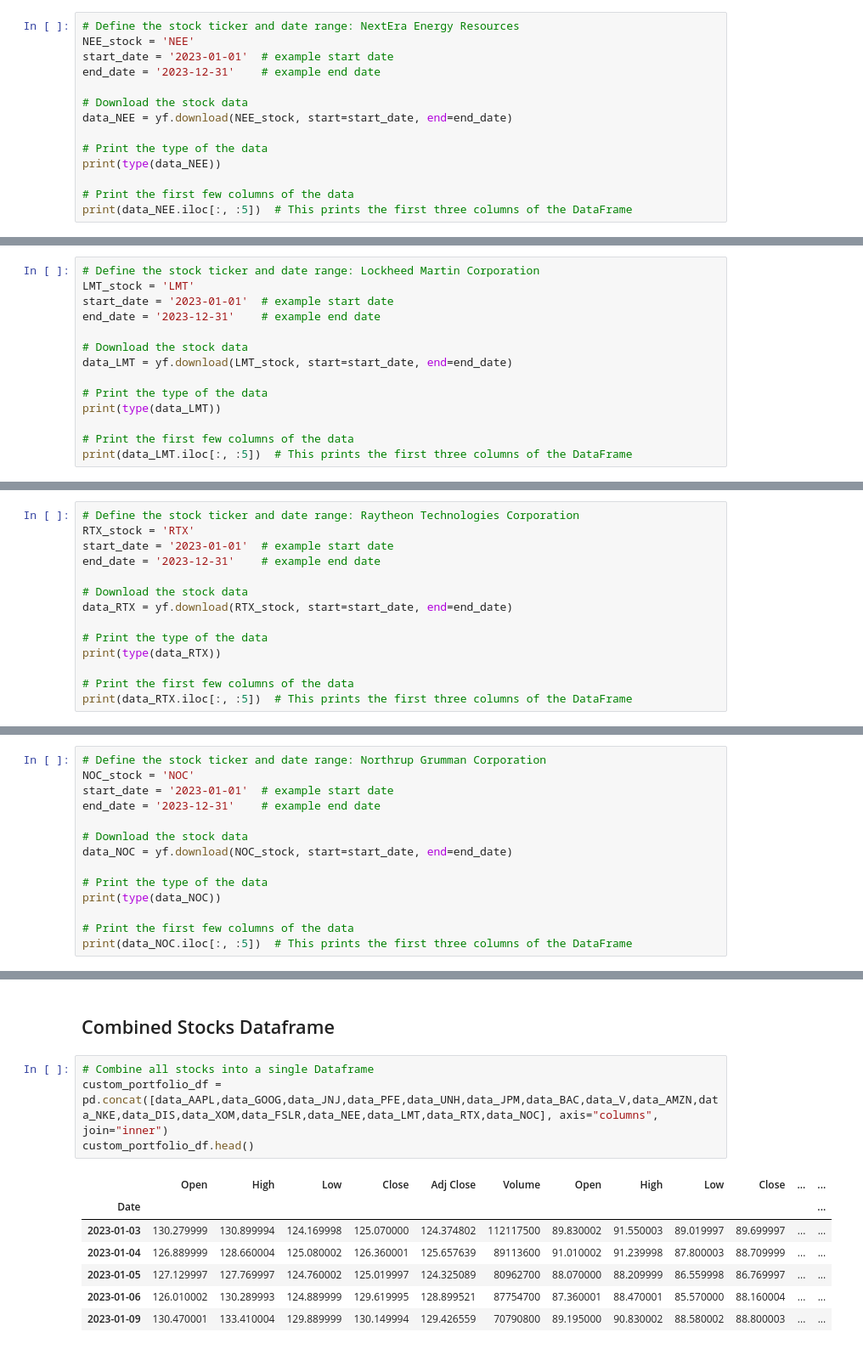
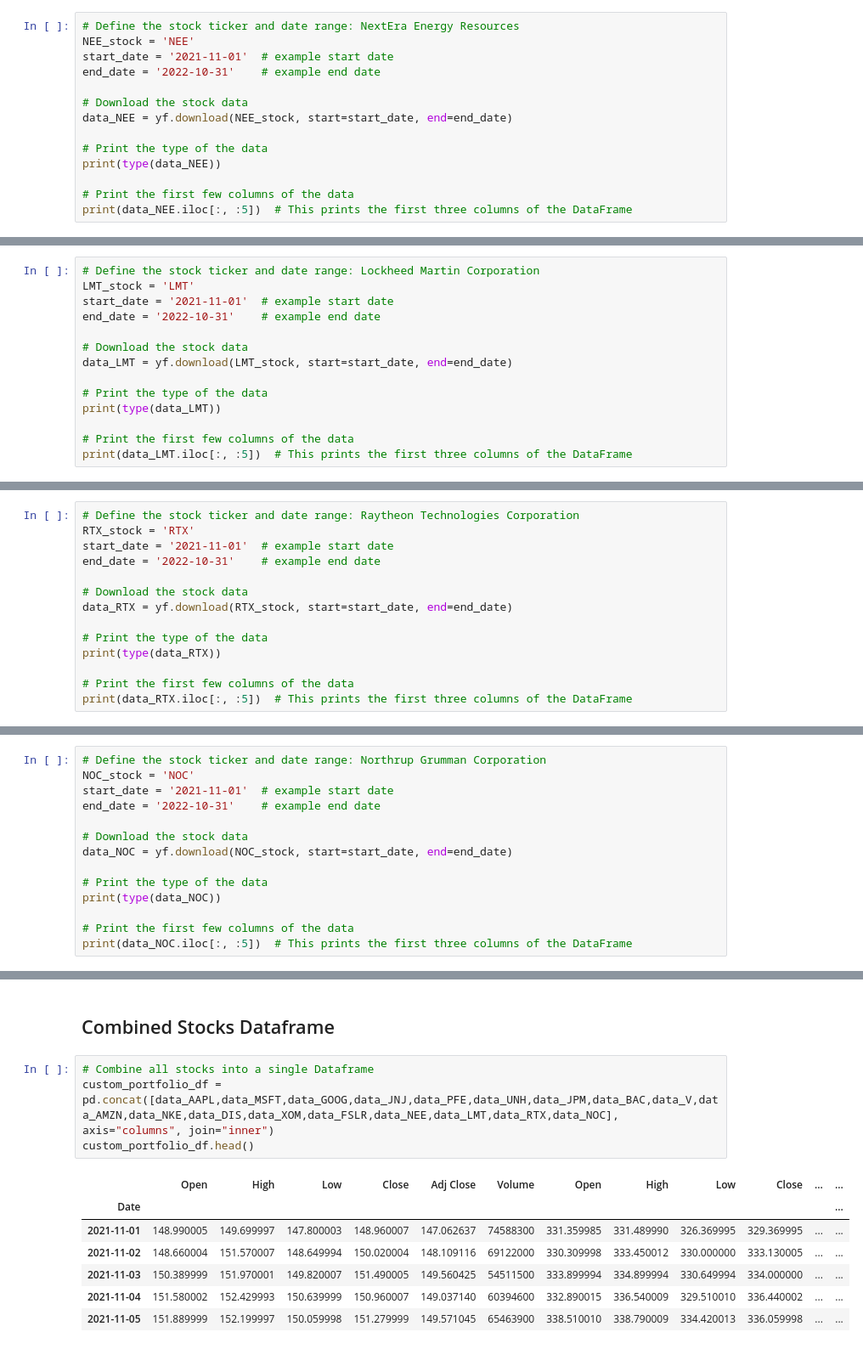
Before and after one commit to kaylah176/Project1, a Jupyter notebook: Project 1 .ipynb, the cells around one changed output, grey strips where cells are left out. Shown at 85% size. Cells and saved outputs as stored; diff of their text form.

```diff
--- a/Project 1 .ipynb
+++ b/Project 1 .ipynb
@@ -483,8 +276,8 @@ Date
 # %%
 # Define the stock ticker and date range: NextEra Energy Resources
 NEE_stock = 'NEE'
-start_date = '2023-01-01'  # example start date
-end_date = '2023-12-31'    # example end date
+start_date = '2021-11-01'  # example start date
+end_date = '2022-10-31'    # example end date
 
 # Download the stock data
 data_NEE = yf.download(NEE_stock, start=start_date, end=end_date)
@@ -518,8 +311,8 @@ These are the three stocks we chose in the weapons manufacturing instury: Lockhe
 # %%
 # Define the stock ticker and date range: Lockheed Martin Corporation
 LMT_stock = 'LMT'
-start_date = '2023-01-01'  # example start date
-end_date = '2023-12-31'    # example end date
+start_date = '2021-11-01'  # example start date
+end_date = '2022-10-31'    # example end date
 
 # Download the stock data
 data_LMT = yf.download(LMT_stock, start=start_date, end=end_date)
@@ -550,8 +343,8 @@ Date
 # %%
 # Define the stock ticker and date range: Raytheon Technologies Corporation
 RTX_stock = 'RTX'
-start_date = '2023-01-01'  # example start date
-end_date = '2023-12-31'    # example end date
+start_date = '2021-11-01'  # example start date
+end_date = '2022-10-31'    # example end date
 
 # Download the stock data
 data_RTX = yf.download(RTX_stock, start=start_date, end=end_date)
@@ -582,8 +375,8 @@ Date
 # %%
 # Define the stock ticker and date range: Northrup Grumman Corporation
 NOC_stock = 'NOC'
-start_date = '2023-01-01'  # example start date
-end_date = '2023-12-31'    # example end date
+start_date = '2021-11-01'  # example start date
+end_date = '2022-10-31'    # example end date
 
 # Download the stock data
 data_NOC = yf.download(NOC_stock, start=start_date, end=end_date)
@@ -615,13 +408,13 @@ Date
 ## Combined Stocks Dataframe
 # %%
 # Combine all stocks into a single Dataframe
-custom_portfolio_df = pd.concat([data_AAPL,data_GOOG,data_JNJ,data_PFE,data_UNH,data_JPM,data_BAC,data_V,data_AMZN,data_NKE,data_DIS,data_XOM,data_FSLR,data_NEE,data_LMT,data_RTX,data_NOC], axis="columns", join="inner")
+custom_portfolio_df = pd.concat([data_AAPL,data_MSFT,data_GOOG,data_JNJ,data_PFE,data_UNH,data_JPM,data_BAC,data_V,data_AMZN,data_NKE,data_DIS,data_XOM,data_FSLR,data_NEE,data_LMT,data_RTX,data_NOC], axis="columns", join="inner")
 custom_portfolio_df.head()
 # %% [output]
 |  | Open | High | Low | Close | Adj Close | Volume | Open | High | Low | Close | ... | ... |
 | Date |  |  |  |  |  |  |  |  |  |  |  | ... |
-| 2023-01-03 | 130.279999 | 130.899994 | 124.169998 | 125.070000 | 124.374802 | 112117500 | 89.830002 | 91.550003 | 89.019997 | 89.699997 | ... | ... |
-| 2023-01-04 | 126.889999 | 128.660004 | 125.080002 | 126.360001 | 125.657639 | 89113600 | 91.010002 | 91.239998 | 87.800003 | 88.709999 | ... | ... |
-| 2023-01-05 | 127.129997 | 127.769997 | 124.760002 | 125.019997 | 124.325089 | 80962700 | 88.070000 | 88.209999 | 86.559998 | 86.769997 | ... | ... |
-| 2023-01-06 | 126.010002 | 130.289993 | 124.889999 | 129.619995 | 128.899521 | 87754700 | 87.360001 | 88.470001 | 85.570000 | 88.160004 | ... | ... |
-| 2023-01-09 | 130.470001 | 133.410004 | 129.889999 | 130.149994 | 129.426559 | 70790800 | 89.195000 | 90.830002 | 88.580002 | 88.800003 | ... | ... |
+| 2021-11-01 | 148.990005 | 149.699997 | 147.800003 | 148.960007 | 147.062637 | 74588300 | 331.359985 | 331.489990 | 326.369995 | 329.369995 | ... | ... |
+| 2021-11-02 | 148.660004 | 151.570007 | 148.649994 | 150.020004 | 148.109116 | 69122000 | 330.309998 | 333.450012 | 330.000000 | 333.130005 | ... | ... |
+| 2021-11-03 | 150.389999 | 151.970001 | 149.820007 | 151.490005 | 149.560425 | 54511500 | 333.899994 | 334.899994 | 330.649994 | 334.000000 | ... | ... |
+| 2021-11-04 | 151.580002 | 152.429993 | 150.639999 | 150.960007 | 149.037140 | 60394600 | 332.890015 | 336.540009 | 329.510010 | 336.440002 | ... | ... |
+| 2021-11-05 | 151.889999 | 152.199997 | 150.059998 | 151.279999 | 149.571045 | 65463900 | 338.510010 | 338.790009 | 334.420013 | 336.059998 | ... | ... |
```
Also changed, not shown: parts of 41 cells of this notebook.
